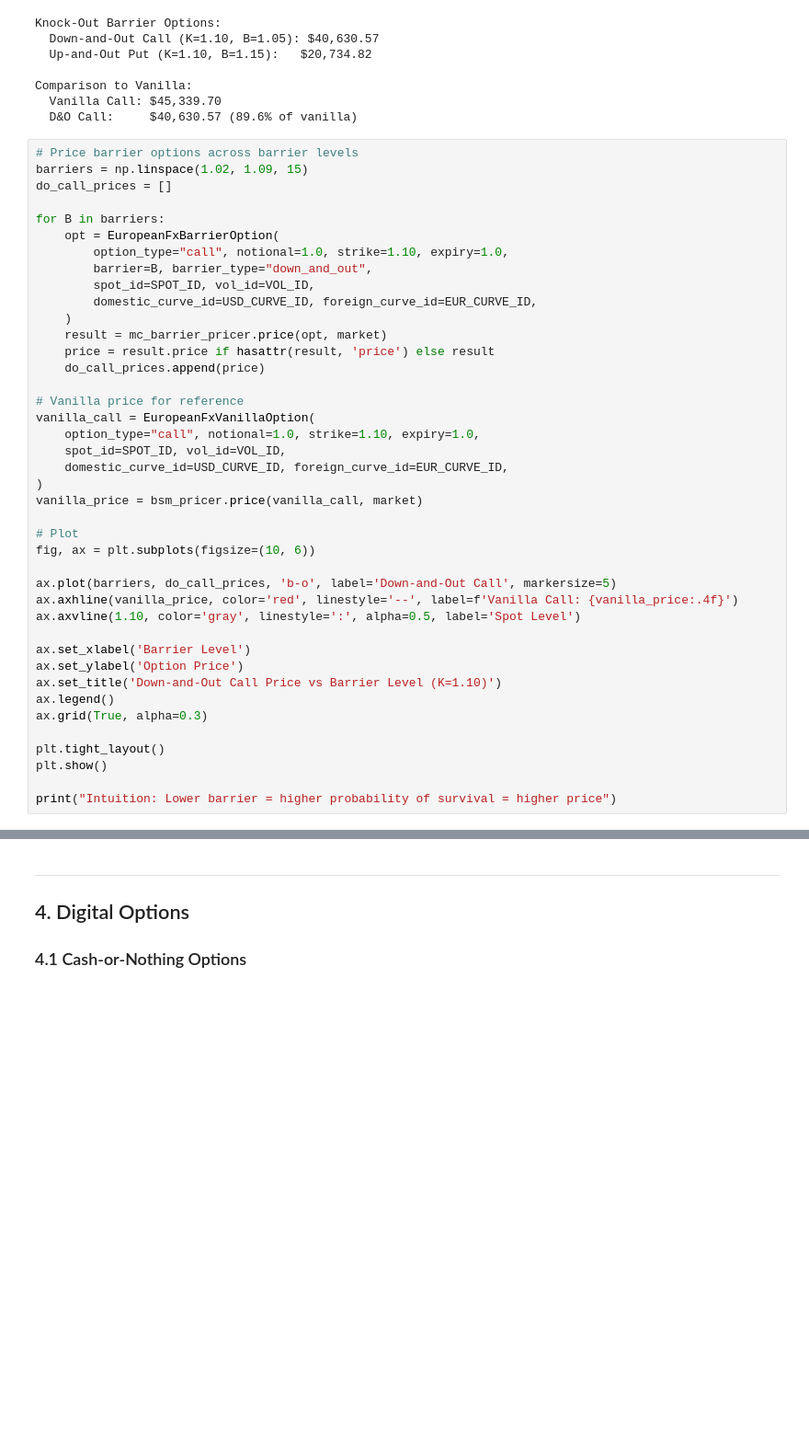
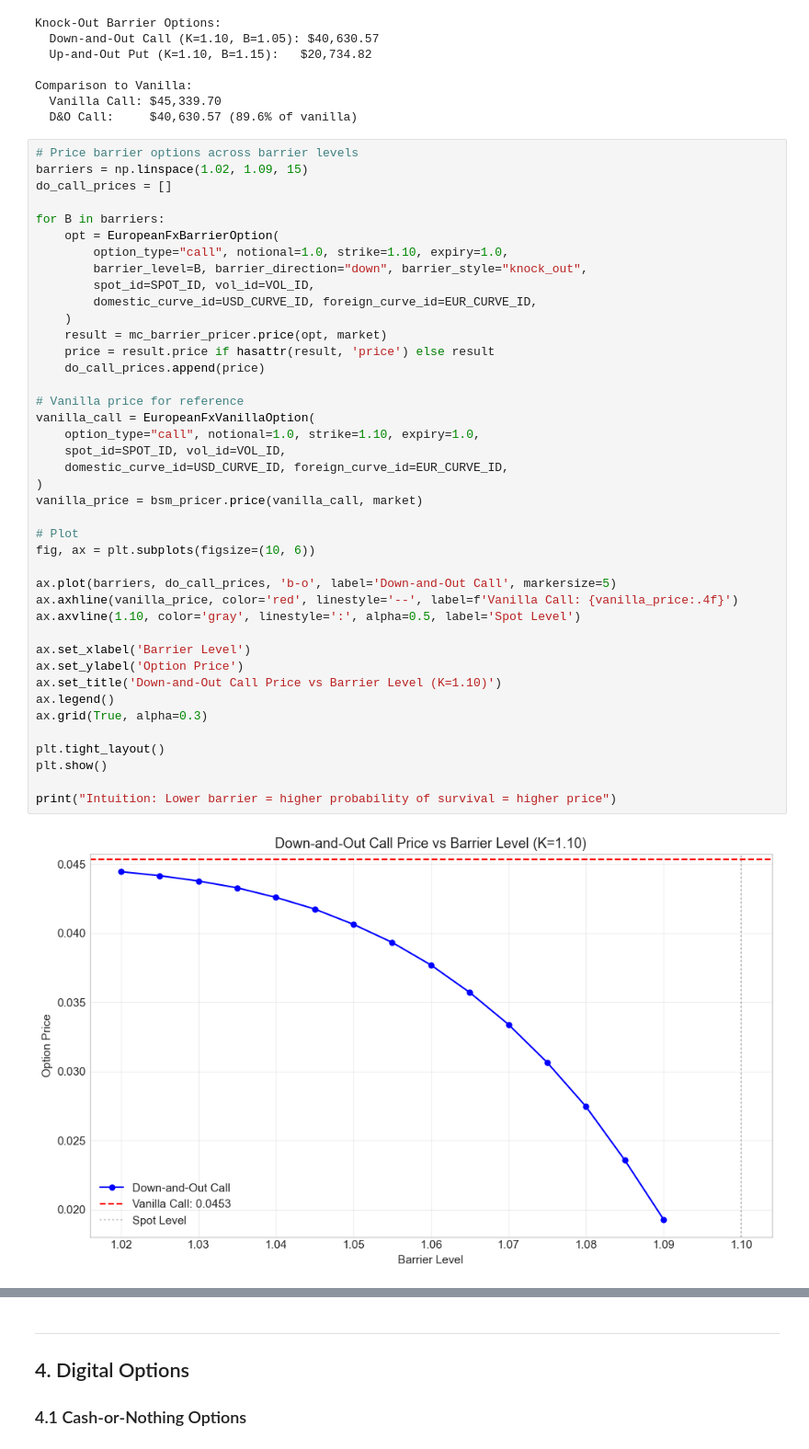
Before and after one commit to JStevens95/QuantStrata, a Jupyter notebook: docs/tutorials/pricing/fx_options_pricing.ipynb, the cells around one changed output, grey strips where cells are left out. Shown at 92% size. Drawn from its saved outputs; the diff is of its cells as text; blank space fills up the shorter version.

```diff
--- a/docs/tutorials/pricing/fx_options_pricing.ipynb
+++ b/docs/tutorials/pricing/fx_options_pricing.ipynb
@@ -309,37 +309,38 @@ do_call_prices = []
 for B in barriers:
     opt = EuropeanFxBarrierOption(
         option_type="call", notional=1.0, strike=1.10, expiry=1.0,
-        barrier=B, barrier_type="down_and_out",
+        barrier_level=B, barrier_direction="down", barrier_style="knock_out",
         spot_id=SPOT_ID, vol_id=VOL_ID,
         domestic_curve_id=USD_CURVE_ID, foreign_curve_id=EUR_CURVE_ID,
     )
     result = mc_barrier_pricer.price(opt, market)
     price = result.price if hasattr(result, 'price') else result
     do_call_prices.append(price)
 
 # Vanilla price for reference
 vanilla_call = EuropeanFxVanillaOption(
     option_type="call", notional=1.0, strike=1.10, expiry=1.0,
     spot_id=SPOT_ID, vol_id=VOL_ID,
     domestic_curve_id=USD_CURVE_ID, foreign_curve_id=EUR_CURVE_ID,
 )
 vanilla_price = bsm_pricer.price(vanilla_call, market)
 
 # Plot
 fig, ax = plt.subplots(figsize=(10, 6))
 
 ax.plot(barriers, do_call_prices, 'b-o', label='Down-and-Out Call', markersize=5)
 ax.axhline(vanilla_price, color='red', linestyle='--', label=f'Vanilla Call: {vanilla_price:.4f}')
 ax.axvline(1.10, color='gray', linestyle=':', alpha=0.5, label='Spot Level')
 
 ax.set_xlabel('Barrier Level')
 ax.set_ylabel('Option Price')
 ax.set_title('Down-and-Out Call Price vs Barrier Level (K=1.10)')
 ax.legend()
 ax.grid(True, alpha=0.3)
 
 plt.tight_layout()
 plt.show()
 
 print("Intuition: Lower barrier = higher probability of survival = higher price")
 # %% [output]
+[figure, added]
```
Also changed, not shown: parts of 9 cells of this notebook, 1 other file.
